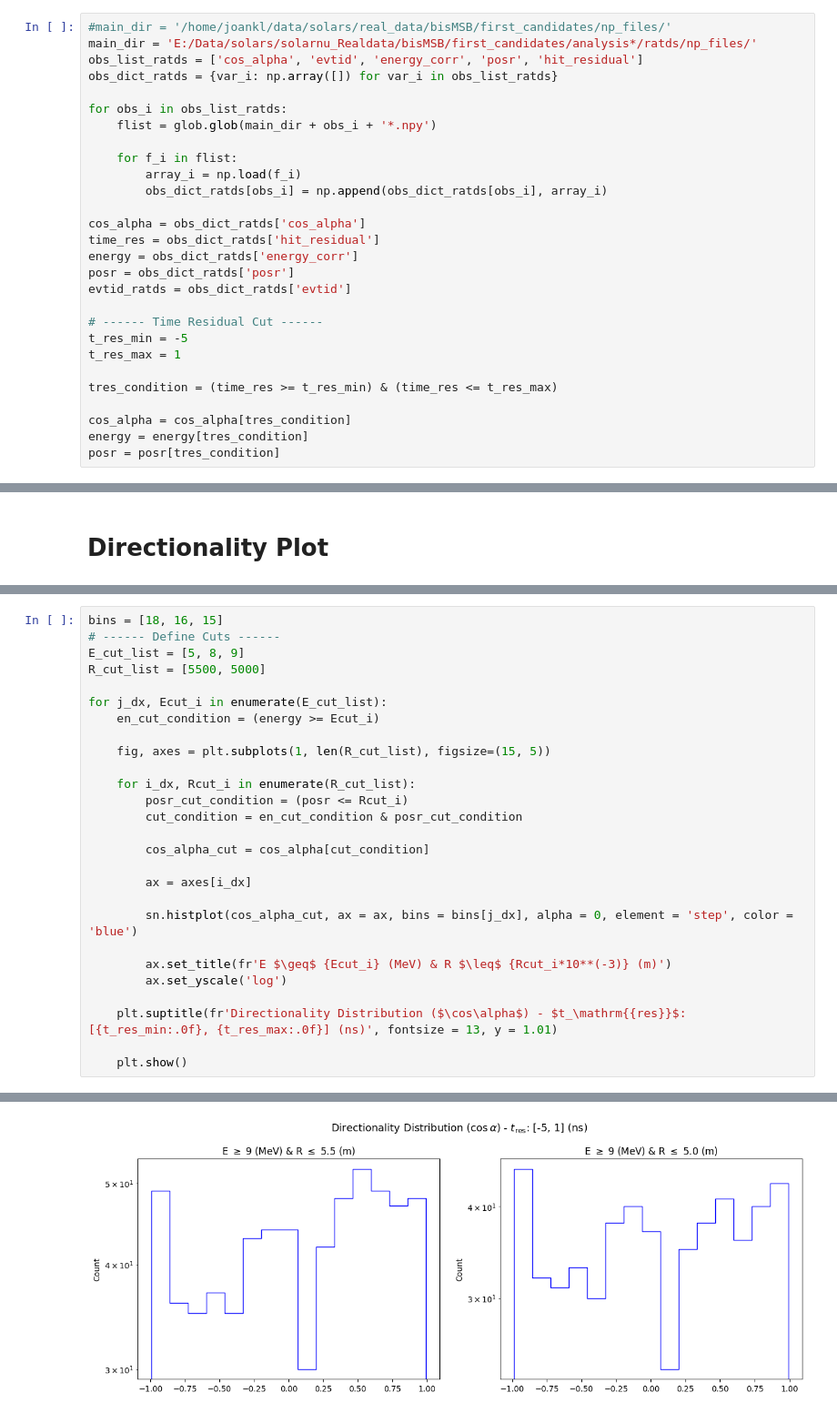
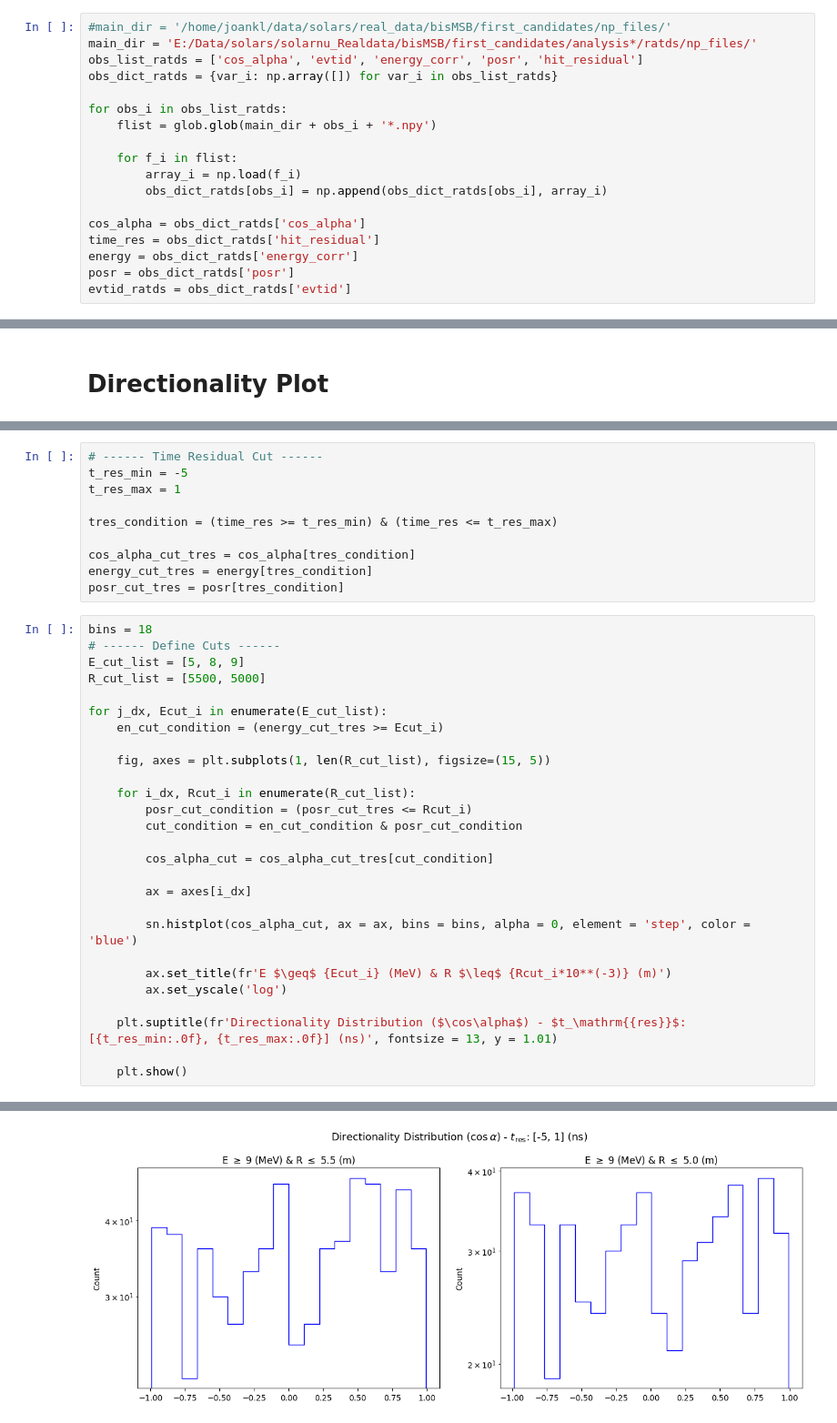
Before and after one commit to joankl/Solar-Neutrinos-Project, a Jupyter notebook: real data analysis/bisMSB/directionaly_pattern.ipynb, the cells around one changed output, grey strips where cells are left out. Shown at 91% size. Drawn from its saved outputs; the diff is of its cells as text.

```diff
--- a/real data analysis/bisMSB/directionaly_pattern.ipynb
+++ b/real data analysis/bisMSB/directionaly_pattern.ipynb
@@ -48,16 +53,6 @@ time_res = obs_dict_ratds['hit_residual']
 energy = obs_dict_ratds['energy_corr']
 posr = obs_dict_ratds['posr']
 evtid_ratds = obs_dict_ratds['evtid']
-
-# ------ Time Residual Cut ------
-t_res_min = -5
-t_res_max = 1
-
-tres_condition = (time_res >= t_res_min) & (time_res <= t_res_max)
-
-cos_alpha = cos_alpha[tres_condition]
-energy = energy[tres_condition]
-posr = posr[tres_condition]
 # %%
 min(energy)
 # %% [output]
@@ -90,23 +87,33 @@ for i_dx in range(N_terms - 1):
+# %%
+# ------ Time Residual Cut ------
+t_res_min = -5
+t_res_max = 1
+
+tres_condition = (time_res >= t_res_min) & (time_res <= t_res_max)
+
+cos_alpha_cut_tres = cos_alpha[tres_condition]
+energy_cut_tres = energy[tres_condition]
+posr_cut_tres = posr[tres_condition]
 # %%
-bins = [18, 16, 15]
+bins = 18
 # ------ Define Cuts ------
 E_cut_list = [5, 8, 9]
 R_cut_list = [5500, 5000]
 
 for j_dx, Ecut_i in enumerate(E_cut_list):
-    en_cut_condition = (energy >= Ecut_i)
+    en_cut_condition = (energy_cut_tres >= Ecut_i)
 
     fig, axes = plt.subplots(1, len(R_cut_list), figsize=(15, 5))
 
     for i_dx, Rcut_i in enumerate(R_cut_list):
-        posr_cut_condition = (posr <= Rcut_i)
+        posr_cut_condition = (posr_cut_tres <= Rcut_i)
         cut_condition = en_cut_condition & posr_cut_condition
 
-        cos_alpha_cut = cos_alpha[cut_condition]
+        cos_alpha_cut = cos_alpha_cut_tres[cut_condition]
 
         ax = axes[i_dx]
 
-        sn.histplot(cos_alpha_cut, ax = ax, bins = bins[j_dx], alpha = 0, element = 'step', color = 'blue')
+        sn.histplot(cos_alpha_cut, ax = ax, bins = bins, alpha = 0, element = 'step', color = 'blue')
 
         ax.set_title(fr'E $\geq$ {Ecut_i} (MeV) & R $\leq$ {Rcut_i*10**(-3)} (m)')
         ax.set_yscale('log')
@@ -120 +127 @@ for j_dx, Ecut_i in enumerate(E_cut_list):
-[figure, old version]
+[figure, new version]
```
Also changed, not shown: parts of 5 cells of this notebook, 1 other file.
